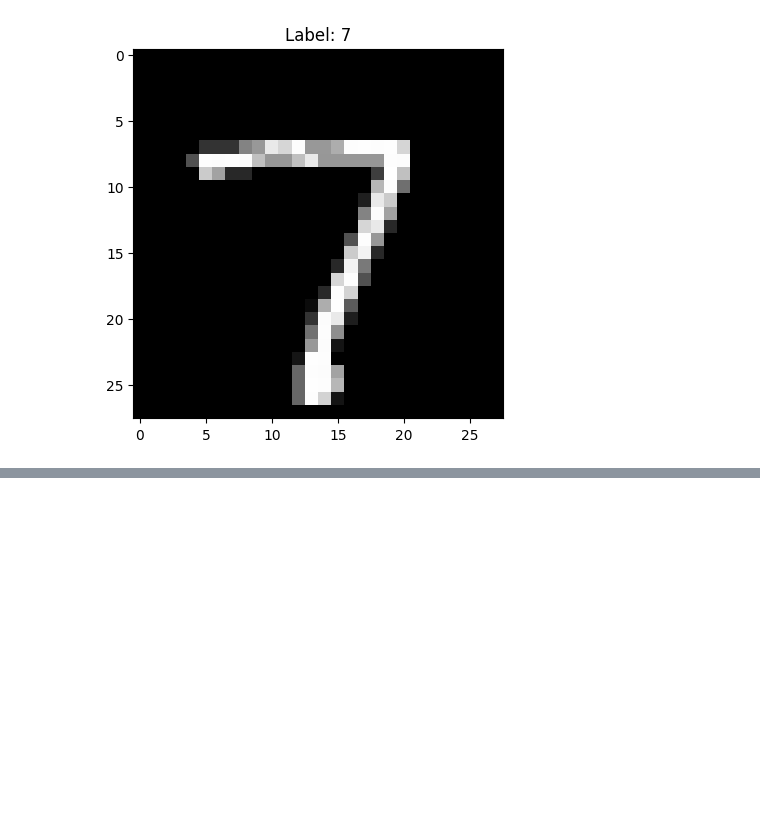
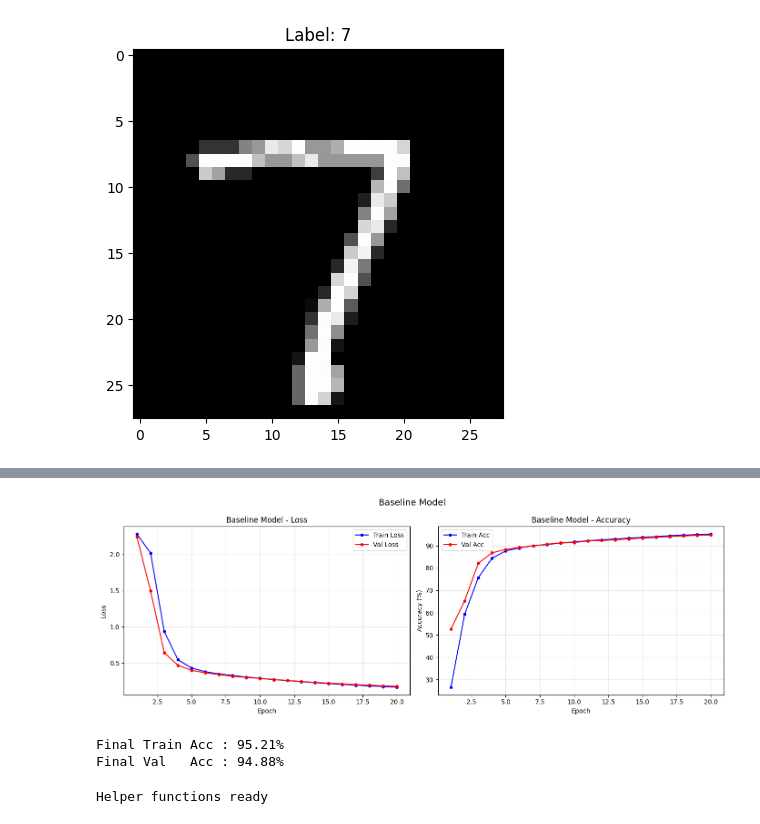
Before and after one commit to MostafaAY43/MNIST-CNN-Neural-Networks, a Jupyter notebook: mnist-cnn-nn.ipynb, the cells around one changed output, grey strips where cells are left out. Cells and saved outputs as stored; diff of their text form; code cells hidden in the pictures; blank space fills up the shorter version.

```diff
--- a/mnist-cnn-nn.ipynb
+++ b/mnist-cnn-nn.ipynb
@@ -133,0 +268,9 @@ plt.show()
+# %%
+# Train baseline model
+NUM_EPOCHS    = 20
+LEARNING_RATE = 0.01
+
+model   = MNISTNet().to(device)
+history = train_model(model, train_loader, val_loader,
+                      num_epochs=NUM_EPOCHS,
+                      learning_rate=LEARNING_RATE)
@@ -133,0 +283,67 @@ plt.show()
+# %%
+def plot_history(history, title='Baseline Model'):
+    epochs = range(1, len(history['train_loss']) + 1)
+    fig, axes = plt.subplots(1, 2, figsize=(14, 5))
+
+    # Loss
+    axes[0].plot(epochs, history['train_loss'], 'b-o', markersize=4, label='Train Loss')
+    axes[0].plot(epochs, history['val_loss'],   'r-o', markersize=4, label='Val Loss')
+    axes[0].set_title(f'{title} - Loss')
+    axes[0].set_xlabel('Epoch')
+    axes[0].set_ylabel('Loss')
+    axes[0].legend()
+    axes[0].grid(True, alpha=0.3)
+
+    # Accuracy
+    axes[1].plot(epochs, history['train_acc'], 'b-o', markersize=4, label='Train Acc')
+    axes[1].plot(epochs, history['val_acc'],   'r-o', markersize=4, label='Val Acc')
+    axes[1].set_title(f'{title} - Accuracy')
+    axes[1].set_xlabel('Epoch')
+    axes[1].set_ylabel('Accuracy (%)')
+    axes[1].legend()
+    axes[1].grid(True, alpha=0.3)
+
+    plt.suptitle(title, fontsize=14)
+    plt.tight_layout()
+    plt.show()
+
+    print(f'Final Train Acc : {history["train_acc"][-1]:.2f}%')
+    print(f'Final Val   Acc : {history["val_acc"][-1]:.2f}%')
+
+
+plot_history(history)
+# %% [output]
+[figure, added]
+Final Train Acc : 95.21%
+Final Val   Acc : 94.88%
+# %%
+# Helper: train from scratch with any config and return history
+def run_experiment(hidden_sizes=[512, 256, 128], learning_rate=0.01,
+                   batch_size=80, num_epochs=20):
+    loader_tr = DataLoader(train_dataset, batch_size=batch_size, shuffle=True)
+    loader_va = DataLoader(val_dataset,   batch_size=batch_size, shuffle=False)
+    net  = MNISTNet(hidden_sizes=hidden_sizes).to(device)
+    hist = train_model(net, loader_tr, loader_va,
+                       num_epochs=num_epochs, learning_rate=learning_rate)
+    return net, hist
+
+# Helper: overlay multiple runs on one chart
+def plot_comparison(histories, labels, title, legend_title):
+    fig, axes = plt.subplots(1, 2, figsize=(14, 5))
+    colors = ['#1f77b4', '#ff7f0e', '#2ca02c', '#d62728']
+    for i, (hist, lbl) in enumerate(zip(histories, labels)):
+        epochs = range(1, len(hist['val_loss']) + 1)
+        axes[0].plot(epochs, hist['val_loss'], color=colors[i], marker='o', markersize=3, label=lbl)
+        axes[1].plot(epochs, hist['val_acc'],  color=colors[i], marker='o', markersize=3, label=lbl)
+    for ax, ylabel in zip(axes, ['Validation Loss', 'Validation Accuracy (%)']):
+        ax.set_xlabel('Epoch')
+        ax.set_ylabel(ylabel)
+        ax.legend(title=legend_title)
+        ax.grid(True, alpha=0.3)
+    plt.suptitle(title, fontsize=13)
+    plt.tight_layout()
+    plt.show()
+
+print('Helper functions ready')
+# %% [output]
+Helper functions ready
```
Also changed, not shown: parts of 30 cells of this notebook.
